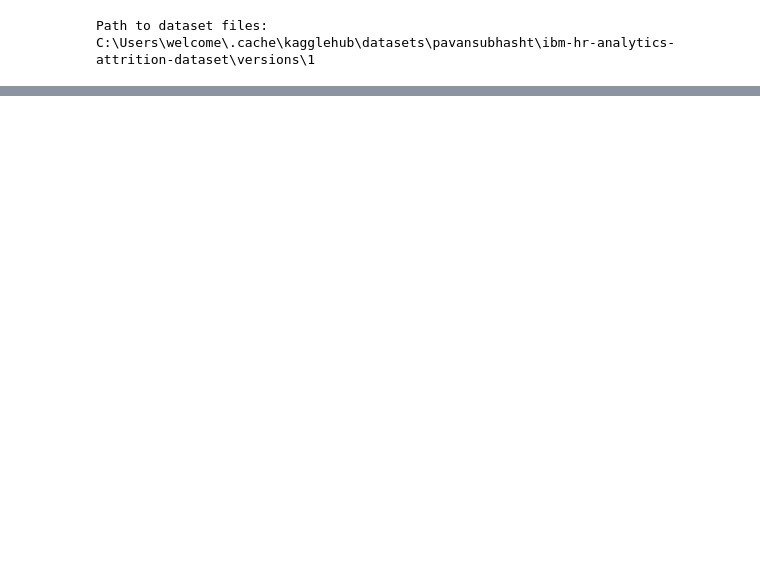
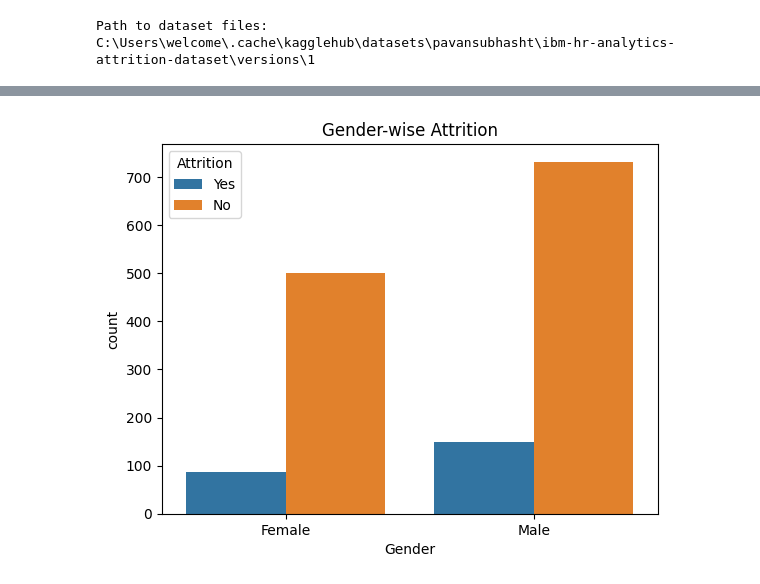
Before and after one commit to Keerthiadunuri/DeepLearning, a Jupyter notebook: Assignment_1/task_1.ipynb, the cells around one changed output, grey strips where cells are left out. Saved outputs shown, nothing was run; the diff lists cells and outputs as text; code cells hidden in the pictures; blank space fills up the shorter version.

```diff
--- a/Assignment_1/task_1.ipynb
+++ b/Assignment_1/task_1.ipynb
@@ -392,0 +248,11 @@ pickle.dump(model2, open('random_forest.pkl', 'wb'))
+# %%
+sns.countplot(
+    x='Gender',
+    hue='Attrition',
+    data=df
+)
+
+plt.title("Gender-wise Attrition")
+plt.show()
+# %% [output]
+[figure, added]
```
Also changed, not shown: parts of 78 cells of this notebook, 2 other files.
